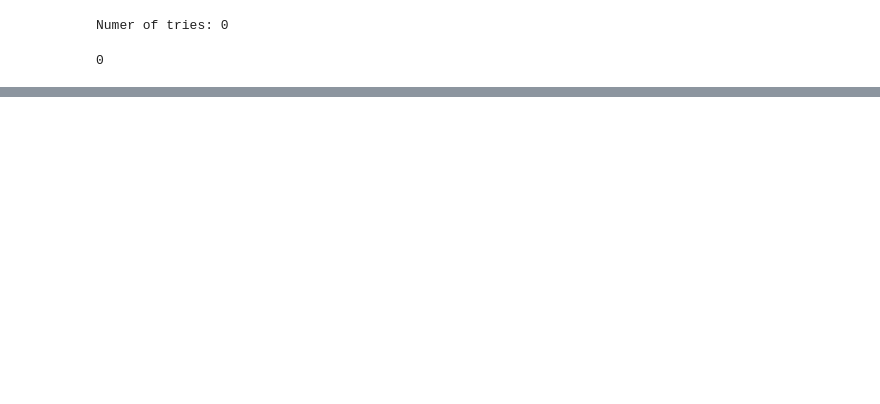
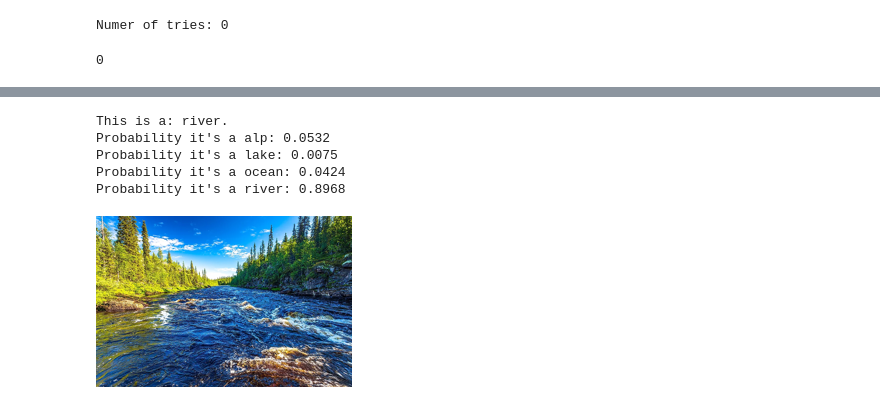
Before and after one commit to rb-10/ehda-image-classification, a Jupyter notebook: test.ipynb, the cells around one changed output, grey strips where cells are left out. Cells and saved outputs as stored; diff of their text form; code cells hidden in the pictures; blank space fills up the shorter version.

```diff
--- a/test.ipynb
+++ b/test.ipynb
@@ -95,0 +108,13 @@ OSError: image file is truncated (0 bytes not processed)
+# %%
+file = 'img.jpg', 'img1.png', 'img2.webp', 'img3.webp'
+i = 3
+
+what_is,_,probs = learn.predict(PILImage.create(file[i]))
+print(f"This is a: {what_is}.")
+print(f"Probability it's a alp: {probs[0]:.4f}")
+print(f"Probability it's a lake: {probs[1]:.4f}")
+print(f"Probability it's a ocean: {probs[2]:.4f}")
+print(f"Probability it's a river: {probs[3]:.4f}")
+
+Image.open(file[i]).to_thumb(256,256)
+# %% [output]
@@ -95,0 +122,6 @@ OSError: image file is truncated (0 bytes not processed)
+This is a: river.
+Probability it's a alp: 0.0532
+Probability it's a lake: 0.0075
+Probability it's a ocean: 0.0424
+Probability it's a river: 0.8968
+[figure, added]
```
Also changed, not shown: parts of 6 cells of this notebook, 5 other files.
